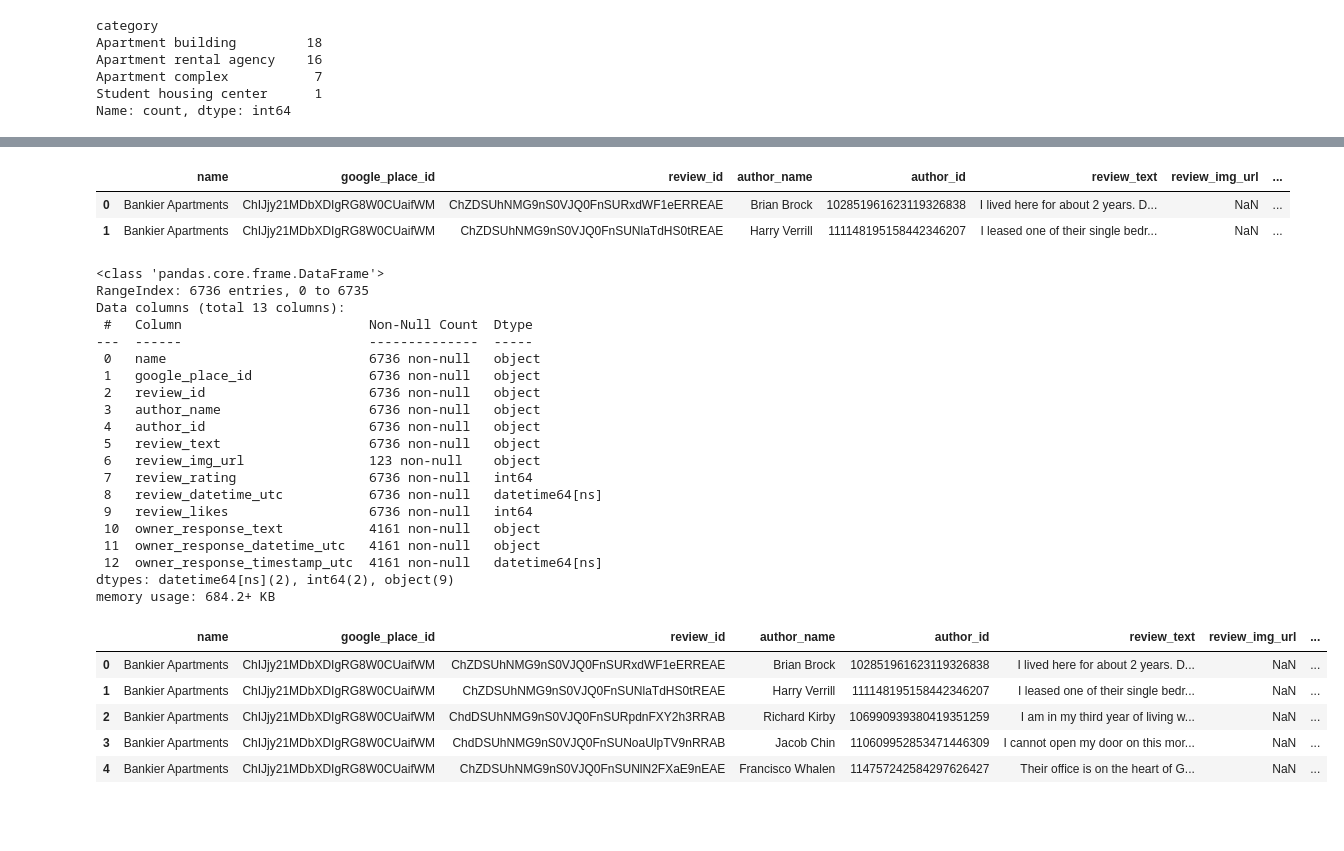
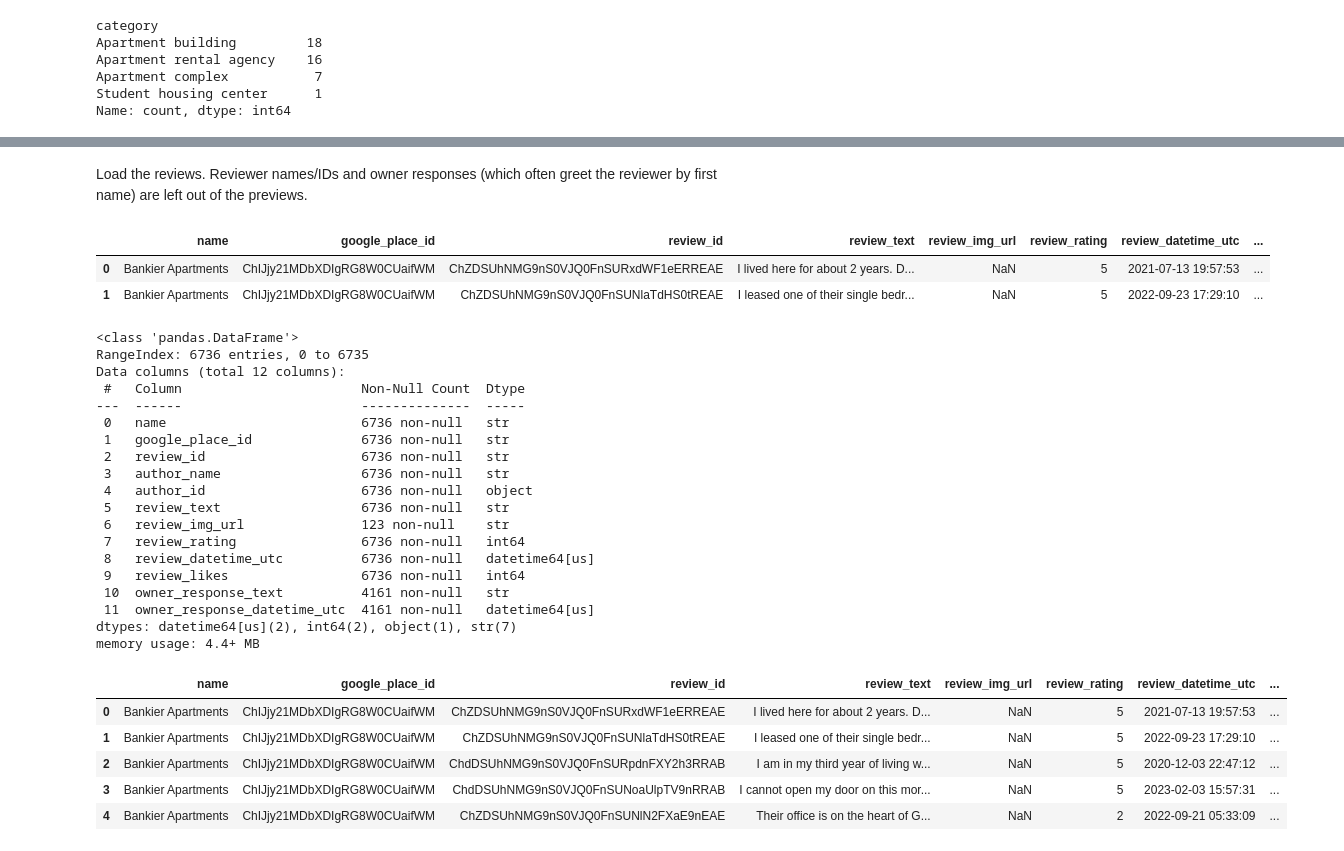
Before and after one commit to subwaymatch/analytics-case-development, a Jupyter notebook: cu-leasing-companies/cu-leasing-companies.ipynb, the cells around one changed output, grey strips where cells are left out. Cells and saved outputs as stored; diff of their text form; code cells hidden in the pictures; blank space fills up the shorter version.

```diff
--- a/cu-leasing-companies/cu-leasing-companies.ipynb
+++ b/cu-leasing-companies/cu-leasing-companies.ipynb
@@ -43,45 +63,46 @@ memory usage: 4.8+ KB
+# %% [markdown]
+Load the reviews. Reviewer names/IDs and owner responses (which often greet the reviewer by first name) are left out of the previews.
 # %%
 df_r = pd.read_csv('reviews-with-names.csv')
-df_r.head(2)
+df_r.drop(columns=['author_name', 'author_id', 'owner_response_text']).head(2)
 # %% [output]
-|  | name | google_place_id | review_id | author_name | author_id | review_text | review_img_url | ... |
-| 0 | Bankier Apartments | ChIJjy21MDbXDIgRG8W0CUaifWM | ChZDSUhNMG9nS0VJQ0FnSURxdWF1eERREAE | Brian Brock | 102851961623119326838 | I lived here for about 2 years. D... | NaN | ... |
-| 1 | Bankier Apartments | ChIJjy21MDbXDIgRG8W0CUaifWM | ChZDSUhNMG9nS0VJQ0FnSUNlaTdHS0tREAE | Harry Verrill | 111148195158442346207 | I leased one of their single bedr... | NaN | ... |
+|  | name | google_place_id | review_id | review_text | review_img_url | review_rating | review_datetime_utc | ... |
+| 0 | Bankier Apartments | ChIJjy21MDbXDIgRG8W0CUaifWM | ChZDSUhNMG9nS0VJQ0FnSURxdWF1eERREAE | I lived here for about 2 years. D... | NaN | 5 | 2021-07-13 19:57:53 | ... |
+| 1 | Bankier Apartments | ChIJjy21MDbXDIgRG8W0CUaifWM | ChZDSUhNMG9nS0VJQ0FnSUNlaTdHS0tREAE | I leased one of their single bedr... | NaN | 5 | 2022-09-23 17:29:10 | ... |
 # %%
 df_r['review_datetime_utc'] = pd.to_datetime(df_r['review_datetime_utc'])
-df_r['owner_response_timestamp_utc'] = pd.to_datetime(df_r['owner_response_datetime_utc'])
+df_r['owner_response_datetime_utc'] = pd.to_datetime(df_r['owner_response_datetime_utc'])
 # %%
 df_r.info()
 # %% [output]
-<class 'pandas.core.frame.DataFrame'>
+<class 'pandas.DataFrame'>
 RangeIndex: 6736 entries, 0 to 6735
-Data columns (total 13 columns):
- #   Column                        Non-Null Count  Dtype
----  ------                        --------------  -----
- 0   name                          6736 non-null   object
- 1   google_place_id               6736 non-null   object
- 2   review_id                     6736 non-null   object
- 3   author_name                   6736 non-null   object
- 4   author_id                     6736 non-null   object
- 5   review_text                   6736 non-null   object
- 6   review_img_url                123 non-null    object
- 7   review_rating                 6736 non-null   int64
- 8   review_datetime_utc           6736 non-null   datetime64[ns]
- 9   review_likes                  6736 non-null   int64
- 10  owner_response_text           4161 non-null   object
- 11  owner_response_datetime_utc   4161 non-null   object
- 12  owner_response_timestamp_utc  4161 non-null   datetime64[ns]
-dtypes: datetime64[ns](2), int64(2), object(9)
-memory usage: 684.2+ KB
+Data columns (total 12 columns):
+ #   Column                       Non-Null Count  Dtype
+---  ------                       --------------  -----
+ 0   name                         6736 non-null   str
+ 1   google_place_id              6736 non-null   str
+ 2   review_id                    6736 non-null   str
+ 3   author_name                  6736 non-null   str
+ 4   author_id                    6736 non-null   object
+ 5   review_text                  6736 non-null   str
+ 6   review_img_url               123 non-null    str
+ 7   review_rating                6736 non-null   int64
+ 8   review_datetime_utc          6736 non-null   datetime64[us]
+ 9   review_likes                 6736 non-null   int64
+ 10  owner_response_text          4161 non-null   str
+ 11  owner_response_datetime_utc  4161 non-null   datetime64[us]
+dtypes: datetime64[us](2), int64(2), object(1), str(7)
+memory usage: 4.4+ MB
 # %%
-df_r.head()
+df_r.drop(columns=['author_name', 'author_id', 'owner_response_text']).head()
 # %% [output]
-|  | name | google_place_id | review_id | author_name | author_id | review_text | review_img_url | ... |
-| 0 | Bankier Apartments | ChIJjy21MDbXDIgRG8W0CUaifWM | ChZDSUhNMG9nS0VJQ0FnSURxdWF1eERREAE | Brian Brock | 102851961623119326838 | I lived here for about 2 years. D... | NaN | ... |
-| 1 | Bankier Apartments | ChIJjy21MDbXDIgRG8W0CUaifWM | ChZDSUhNMG9nS0VJQ0FnSUNlaTdHS0tREAE | Harry Verrill | 111148195158442346207 | I leased one of their single bedr... | NaN | ... |
-| 2 | Bankier Apartments | ChIJjy21MDbXDIgRG8W0CUaifWM | ChdDSUhNMG9nS0VJQ0FnSURpdnFXY2h3RRAB | Richard Kirby | 106990939380419351259 | I am in my third year of living w... | NaN | ... |
-| 3 | Bankier Apartments | ChIJjy21MDbXDIgRG8W0CUaifWM | ChdDSUhNMG9nS0VJQ0FnSUNoaUlpTV9nRRAB | Jacob Chin | 110609952853471446309 | I cannot open my door on this mor... | NaN | ... |
-| 4 | Bankier Apartments | ChIJjy21MDbXDIgRG8W0CUaifWM | ChZDSUhNMG9nS0VJQ0FnSUNlN2FXaE9nEAE | Francisco Whalen | 114757242584297626427 | Their office is on the heart of G... | NaN | ... |
+|  | name | google_place_id | review_id | review_text | review_img_url | review_rating | review_datetime_utc | ... |
+| 0 | Bankier Apartments | ChIJjy21MDbXDIgRG8W0CUaifWM | ChZDSUhNMG9nS0VJQ0FnSURxdWF1eERREAE | I lived here for about 2 years. D... | NaN | 5 | 2021-07-13 19:57:53 | ... |
+| 1 | Bankier Apartments | ChIJjy21MDbXDIgRG8W0CUaifWM | ChZDSUhNMG9nS0VJQ0FnSUNlaTdHS0tREAE | I leased one of their single bedr... | NaN | 5 | 2022-09-23 17:29:10 | ... |
+| 2 | Bankier Apartments | ChIJjy21MDbXDIgRG8W0CUaifWM | ChdDSUhNMG9nS0VJQ0FnSURpdnFXY2h3RRAB | I am in my third year of living w... | NaN | 5 | 2020-12-03 22:47:12 | ... |
+| 3 | Bankier Apartments | ChIJjy21MDbXDIgRG8W0CUaifWM | ChdDSUhNMG9nS0VJQ0FnSUNoaUlpTV9nRRAB | I cannot open my door on this mor... | NaN | 5 | 2023-02-03 15:57:31 | ... |
+| 4 | Bankier Apartments | ChIJjy21MDbXDIgRG8W0CUaifWM | ChZDSUhNMG9nS0VJQ0FnSUNlN2FXaE9nEAE | Their office is on the heart of G... | NaN | 2 | 2022-09-21 05:33:09 | ... |
 # %%
 df_r.drop(columns=['name'], inplace=True)
 # %%
```
Also changed, not shown: parts of 59 cells of this notebook, 1 other file.
